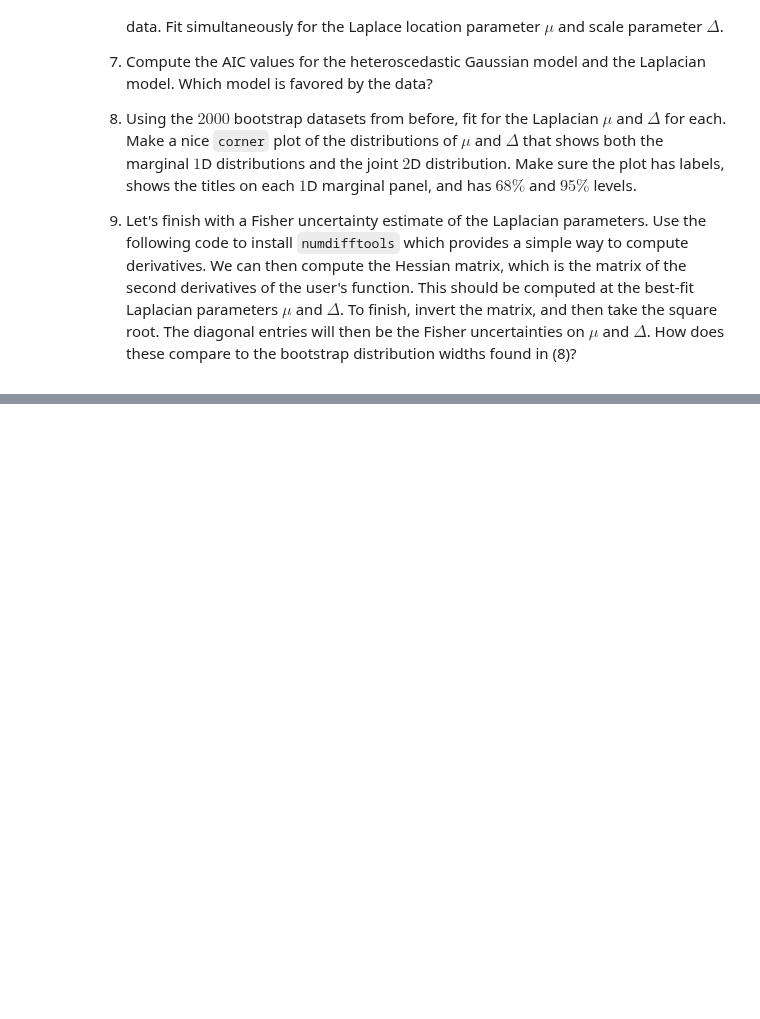
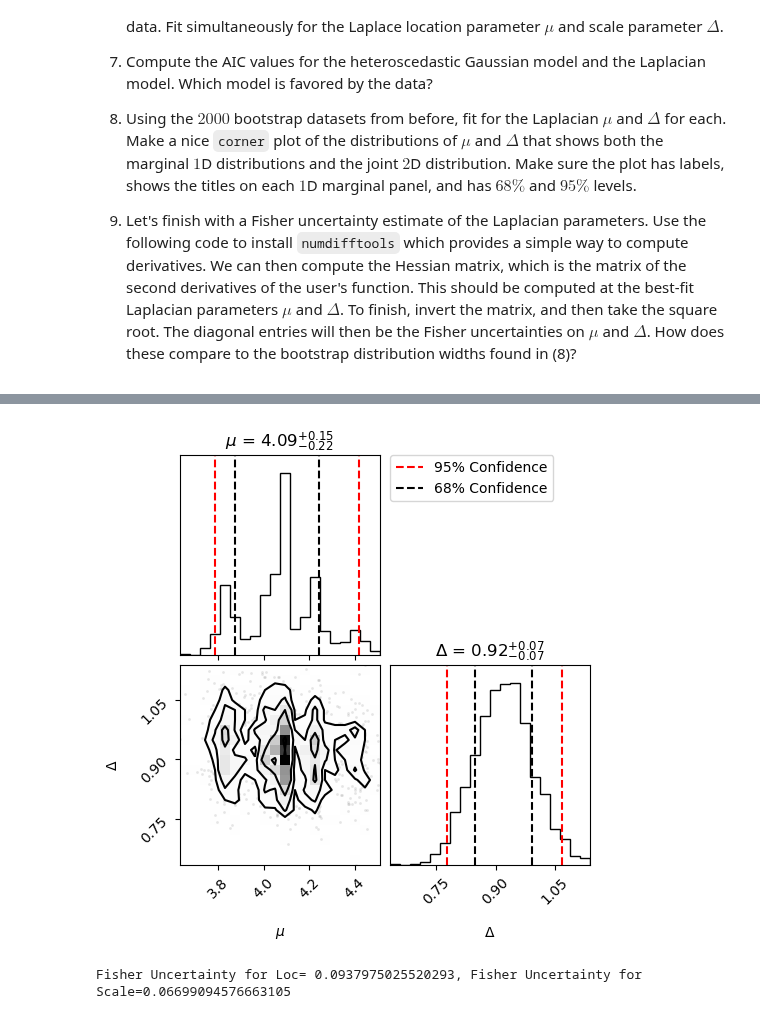
Before and after one commit to VanderbiltAstronomy/astr_8070_s25, a Jupyter notebook: coursework/student_folders/brayan_hernandez_folder/brayan_homework/vu_astr8070_s25_hw3_brayan_hernandez.ipynb, the cells around one changed output, grey strips where cells are left out. Cells and saved outputs as stored; diff of their text form; code cells hidden in the pictures; blank space fills up the shorter version.

```diff
--- a/coursework/student_folders/brayan_hernandez_folder/brayan_homework/vu_astr8070_s25_hw3_brayan_hernandez.ipynb
+++ b/coursework/student_folders/brayan_hernandez_folder/brayan_homework/vu_astr8070_s25_hw3_brayan_hernandez.ipynb
@@ -39,0 +142,9 @@ sigma_laplace = np.linalg.inv(H)**0.5
+# %%
+#Part 6
+def inverse_ln_laplace(loc, scale, meas):
+    N= len(meas)
+    return -(N*(-np.log(2*scale)) - np.sum(np.abs(meas-loc)/scale))
+f_laplace = lambda beta: inverse_ln_laplace(beta[0], beta[1] , meas)
+beta=(3,1)
+beta_squared = optimize.fmin(f_laplace, beta, disp=False)
+print(r"$\mu$=", beta_squared[0],  r"$ \Delta $=", beta_squared[1])
@@ -39,0 +171,66 @@ sigma_laplace = np.linalg.inv(H)**0.5
+# %%
+#Part 8
+def find_mean_laplace(beta, meas): #finds the mean for the laplacian
+    f_squared = lambda beta: inverse_ln_laplace(beta[0], beta[1], meas)
+    beta_squared = optimize.fmin(f_squared, beta, disp=False)
+    return beta_squared
+
+#Iterate through all 2000 realities in the bootstrap
+N=2000
+loc_arr=[]
+scale_arr=[]
+for i in range(N):
+    beta=(3,1)
+    beta_squared= find_mean_laplace(beta, big_x[i])
+    loc_arr.append(float(beta_squared[0]))
+    scale_arr.append(float(beta_squared[1]))
+
+loc_arr= np.array(loc_arr)
+scale_arr=np.array(scale_arr)
+
+laplace_data=np.vstack((loc_arr, scale_arr)).T
+
+#Corner Plot
+fig = corner.corner(
+    laplace_data,
+    labels=[r"$\mu$", r"$\Delta$"],
+    show_titles=True,
+    title_kwargs={"fontsize": 12},
+    hist_kwargs={"density": True},  # Ensure histograms are normalized
+    plot_density=True,
+)
+
+#I tried to use the 'quantiles' argument in corner.corner but I was only able to plot 3 quantiles
+# To show both 68% and 98% confidence intervals, I had some help from ChatGPT to implement 2 sets of vlines for each confidence interval
+axes = np.array(fig.axes).reshape((2, 2))  # Assuming 2D data
+
+for i in range(2):
+    ax = axes[i, i]
+    q_68 = np.percentile(laplace_data[:, i], [16, 84])  # 68% CI
+    q_95 = np.percentile(laplace_data[:, i], [2.5, 97.5])  # Compute 95%
+    # Plot 95% CI in red dashed lines
+    for j, q in enumerate(q_95):
+        ax.axvline(q, color="red", linestyle="dashed", label="95% Confidence" if j == 0 else "")
+
+    # Plot 68% CI in blue solid lines
+    for j, q in enumerate(q_68):
+        ax.axvline(q, color="black", linestyle="dashed", label="68% Confidence" if j == 0 else "")
+
+
+# Show legend in the tope left plot and move the legend outside of the plot (to the right)
+axes[0, 0].legend(loc="upper left", bbox_to_anchor=(1.05, 1), borderaxespad=0.)
+
+# Adjust the plot layout to prevent clipping
+#plt.tight_layout()
+
+plt.show()
+# %% [output]
+[figure, added]
+# %%
+#Part 9
+H=nd.Hessian(f_laplace)(beta_squared) #Returns a matrix with values corresponding to beta_squared along the diagonals
+fisher_loc= (H[0][0])**(-1/2)
+fisher_scale=(H[1][1])**(-1/2)
+print(f"Fisher Uncertainty for Loc= {fisher_sigma}, Fisher Uncertainty for Scale={fisher_scale}")
+# %% [output]
+Fisher Uncertainty for Loc= 0.0937975025520293, Fisher Uncertainty for Scale=0.06699094576663105
```
Also changed, not shown: parts of 11 cells of this notebook.
